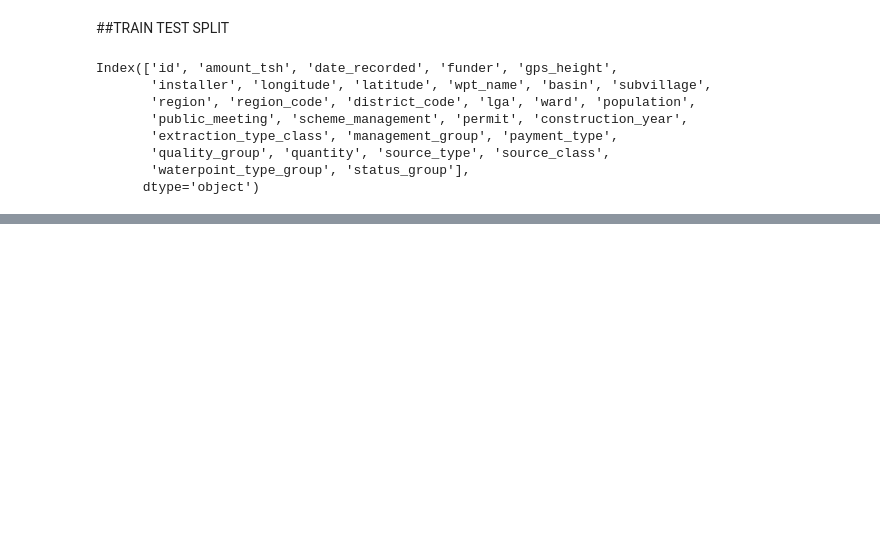
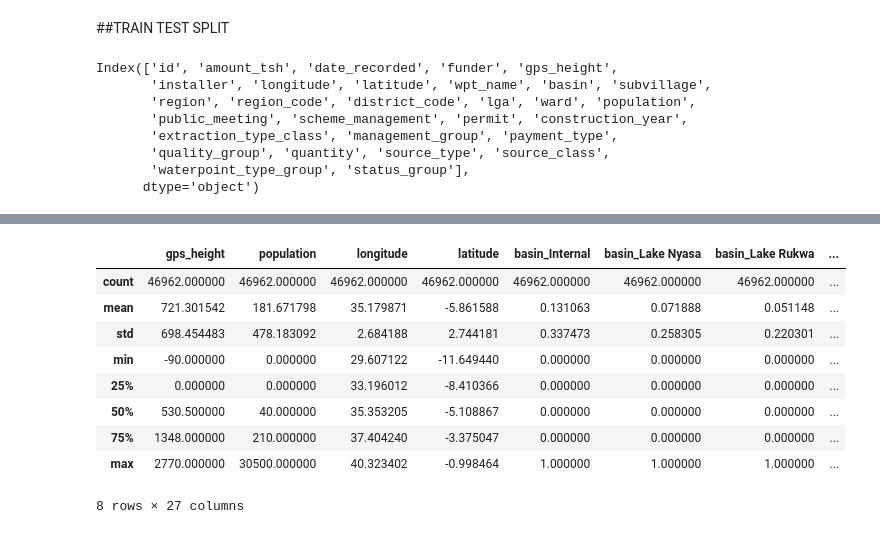
Before and after one commit to anniezhengaz/Phase3Projecct-Tanzanian_Water_Wells, a Jupyter notebook: Gligor eda.ipynb, the cells around one changed output, grey strips where cells are left out. Cells and saved outputs as stored; diff of their text form; code cells hidden in the pictures; blank space fills up the shorter version.

```diff
--- a/Gligor eda.ipynb
+++ b/Gligor eda.ipynb
@@ -944,0 +969,13 @@ test_data.head()
+# %%
+test_data.describe()
+# %% [output]
+|  | gps_height | population | longitude | latitude | basin_Internal | basin_Lake Nyasa | basin_Lake Rukwa | ... |
+| count | 46962.000000 | 46962.000000 | 46962.000000 | 46962.000000 | 46962.000000 | 46962.000000 | 46962.000000 | ... |
+| mean | 721.301542 | 181.671798 | 35.179871 | -5.861588 | 0.131063 | 0.071888 | 0.051148 | ... |
+| std | 698.454483 | 478.183092 | 2.684188 | 2.744181 | 0.337473 | 0.258305 | 0.220301 | ... |
+| min | -90.000000 | 0.000000 | 29.607122 | -11.649440 | 0.000000 | 0.000000 | 0.000000 | ... |
+| 25% | 0.000000 | 0.000000 | 33.196012 | -8.410366 | 0.000000 | 0.000000 | 0.000000 | ... |
+| 50% | 530.500000 | 40.000000 | 35.353205 | -5.108867 | 0.000000 | 0.000000 | 0.000000 | ... |
+| 75% | 1348.000000 | 210.000000 | 37.404240 | -3.375047 | 0.000000 | 0.000000 | 0.000000 | ... |
+| max | 2770.000000 | 30500.000000 | 40.323402 | -0.998464 | 1.000000 | 1.000000 | 1.000000 | ... |
+8 rows × 27 columns
```
Also changed, not shown: parts of 7 cells of this notebook.
